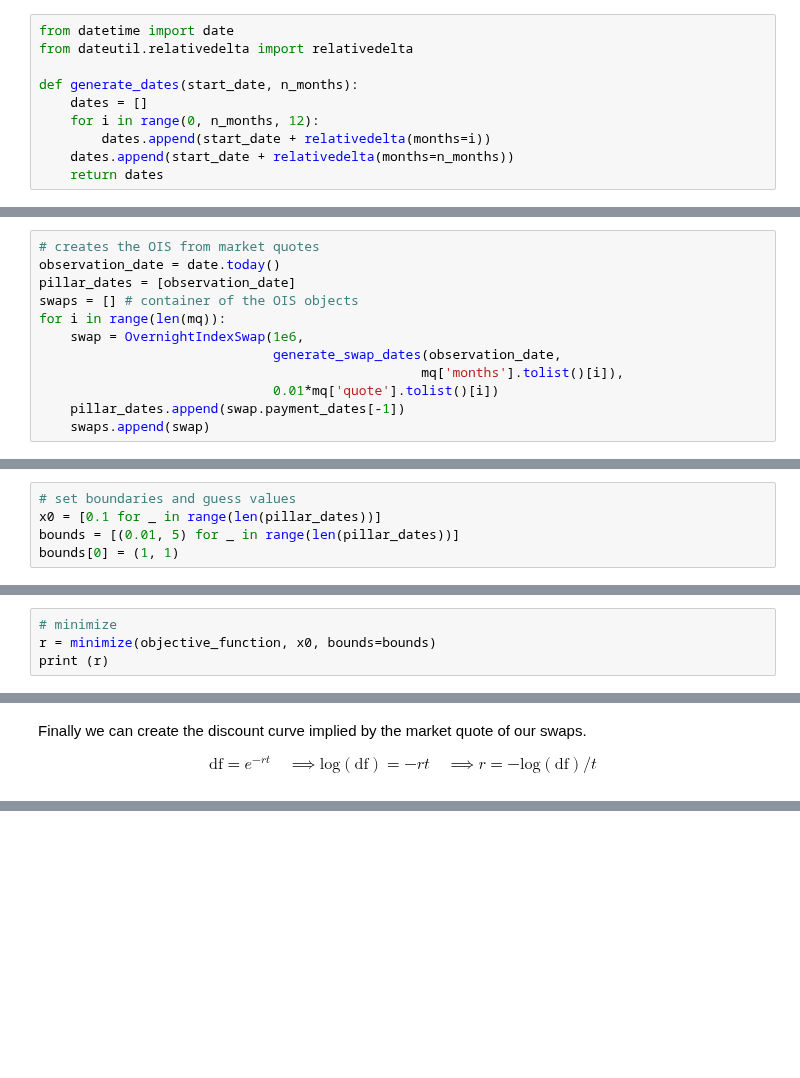
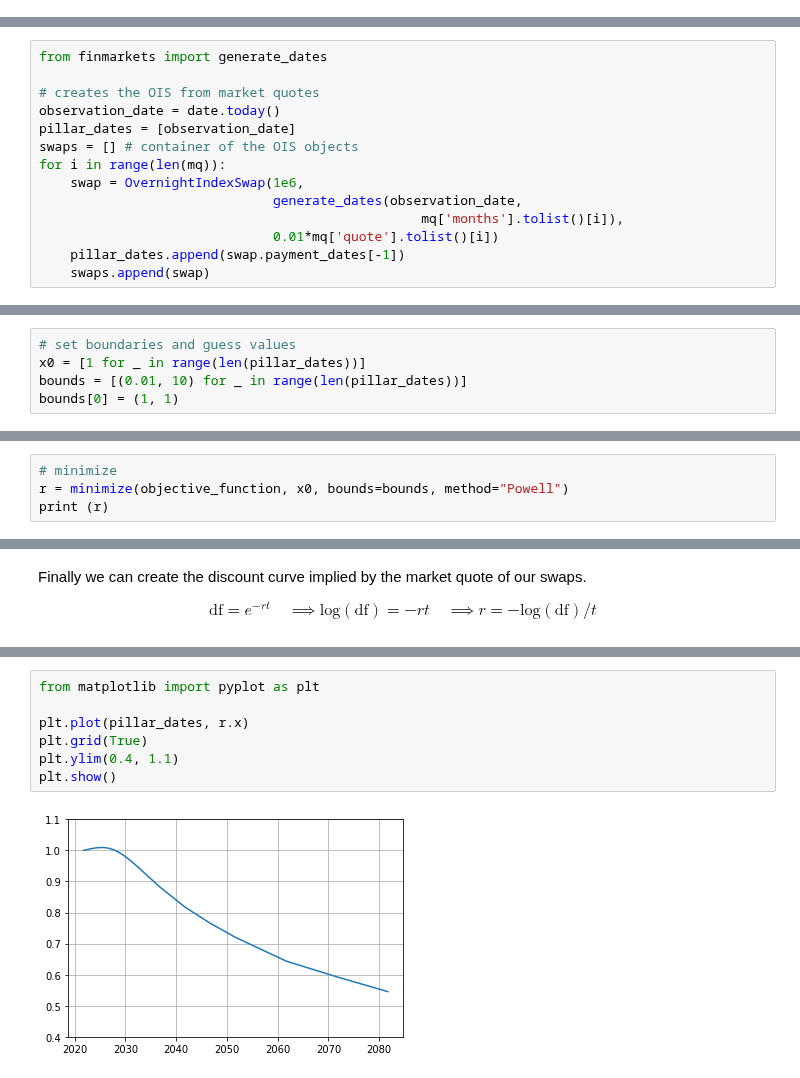
Before and after one commit to matteosan1/finance_course, a Jupyter notebook: lessons_2021/lesson2/lesson2.ipynb, the cells around one changed output, grey strips where cells are left out. Drawn from its saved outputs; the diff is of its cells as text; blank space fills up the shorter version.

```diff
--- a/lessons_2021/lesson2/lesson2.ipynb
+++ b/lessons_2021/lesson2/lesson2.ipynb
@@ -11,10 +0,0 @@ Notice that if the maturity is not a multiple of 12 months the last period will
-# %%
-from datetime import date
-from dateutil.relativedelta import relativedelta
-
-def generate_dates(start_date, n_months):
-    dates = []
-    for i in range(0, n_months, 12):
-        dates.append(start_date + relativedelta(months=i))
-    dates.append(start_date + relativedelta(months=n_months))
-    return dates
@@ -370,13 +394,15 @@ which is our optimization problem (**to find the minimum of the above expression
 
 So first let's create the swaps according to all the available market quotes and also the pillar dates of our final discount curve:
 # %%
+from finmarkets import generate_dates
+
 # creates the OIS from market quotes
 observation_date = date.today()
 pillar_dates = [observation_date]
 swaps = [] # container of the OIS objects
 for i in range(len(mq)):
     swap = OvernightIndexSwap(1e6,
-                              generate_swap_dates(observation_date,
+                              generate_dates(observation_date,
                                                  mq['months'].tolist()[i]),
                               0.01*mq['quote'].tolist()[i])
     pillar_dates.append(swap.payment_dates[-1])
@@ -401,13 +428,13 @@ def objective_function(x):
 * set the initial value of the discount factors ($x_i$) to 1 with a range of variability $[ 0.01, 10]$, in addition the first element of the list, today’s discount factor, will be fixed to 1 (variability $[1, 1]$)
 # %%
 # set boundaries and guess values
-x0 = [0.1 for _ in range(len(pillar_dates))]
-bounds = [(0.01, 5) for _ in range(len(pillar_dates))]
+x0 = [1 for _ in range(len(pillar_dates))]
+bounds = [(0.01, 10) for _ in range(len(pillar_dates))]
 bounds[0] = (1, 1)
 # %% [markdown]
 * finally we can launch the minimizer to find the discount factors ($\mathbf{x}$)
 # %%
 # minimize
-r = minimize(objective_function, x0, bounds=bounds)
+r = minimize(objective_function, x0, bounds=bounds, method="Powell")
 print (r)
 # %% [output]
@@ -459,0 +485,9 @@ print (rate)
+# %%
+from matplotlib import pyplot as plt
+
+plt.plot(pillar_dates, r.x)
+plt.grid(True)
+plt.ylim(0.4, 1.1)
+plt.show()
+# %% [output]
+[figure, added]
```
Also changed, not shown: parts of 18 cells of this notebook, 5 other files.
